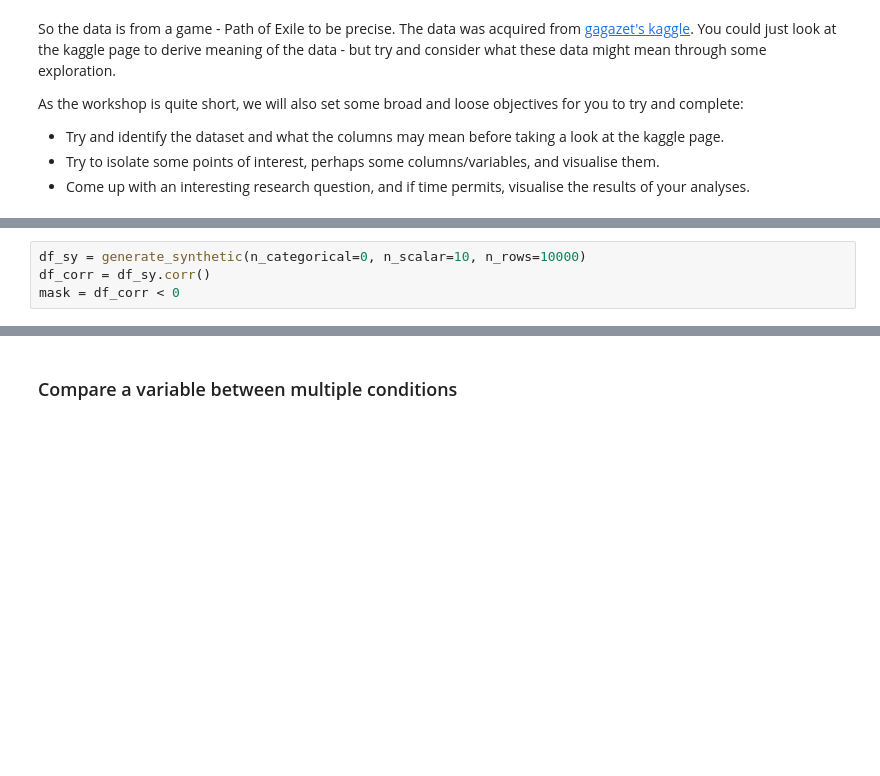
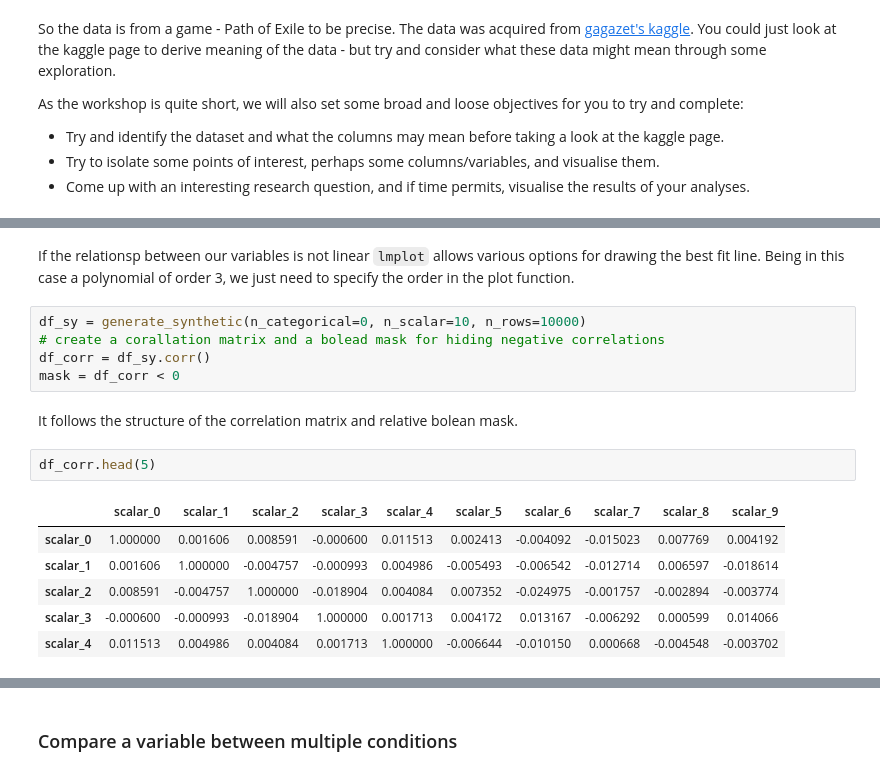
Before and after one commit to vb690/data_viz_python, a Jupyter notebook: iggi_workshop_data_viz_python.ipynb, the cells around one changed output, grey strips where cells are left out. Cells and saved outputs as stored; diff of their text form; blank space fills up the shorter version.

```diff
--- a/iggi_workshop_data_viz_python.ipynb
+++ b/iggi_workshop_data_viz_python.ipynb
@@ -556,4 +622,18 @@ plt.show()
+# %% [markdown]
+If the relationsp between our variables is not linear `lmplot` allows various options for drawing the best fit line. Being in this case a polynomial of order 3, we just need to specify the order in the plot function.
 # %%
 df_sy = generate_synthetic(n_categorical=0, n_scalar=10, n_rows=10000)
+# create a corallation matrix and a bolead mask for hiding negative correlations
 df_corr = df_sy.corr()
 mask = df_corr < 0
+# %% [markdown]
+It follows the structure of the correlation matrix and relative bolean mask.
+# %%
+df_corr.head(5)
+# %% [output]
+|  | scalar_0 | scalar_1 | scalar_2 | scalar_3 | scalar_4 | scalar_5 | scalar_6 | scalar_7 | scalar_8 | scalar_9 |
+| scalar_0 | 1.000000 | 0.001606 | 0.008591 | -0.000600 | 0.011513 | 0.002413 | -0.004092 | -0.015023 | 0.007769 | 0.004192 |
+| scalar_1 | 0.001606 | 1.000000 | -0.004757 | -0.000993 | 0.004986 | -0.005493 | -0.006542 | -0.012714 | 0.006597 | -0.018614 |
+| scalar_2 | 0.008591 | -0.004757 | 1.000000 | -0.018904 | 0.004084 | 0.007352 | -0.024975 | -0.001757 | -0.002894 | -0.003774 |
+| scalar_3 | -0.000600 | -0.000993 | -0.018904 | 1.000000 | 0.001713 | 0.004172 | 0.013167 | -0.006292 | 0.000599 | 0.014066 |
+| scalar_4 | 0.011513 | 0.004986 | 0.004084 | 0.001713 | 1.000000 | -0.006644 | -0.010150 | 0.000668 | -0.004548 | -0.003702 |
```
Also changed, not shown: parts of 35 cells of this notebook.
